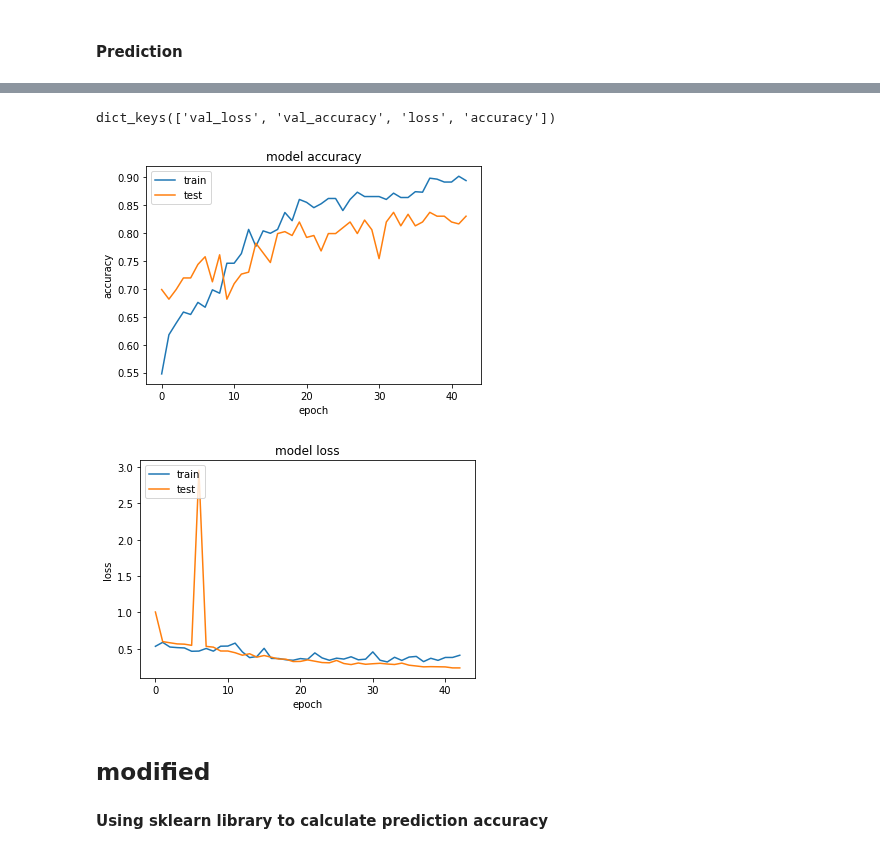
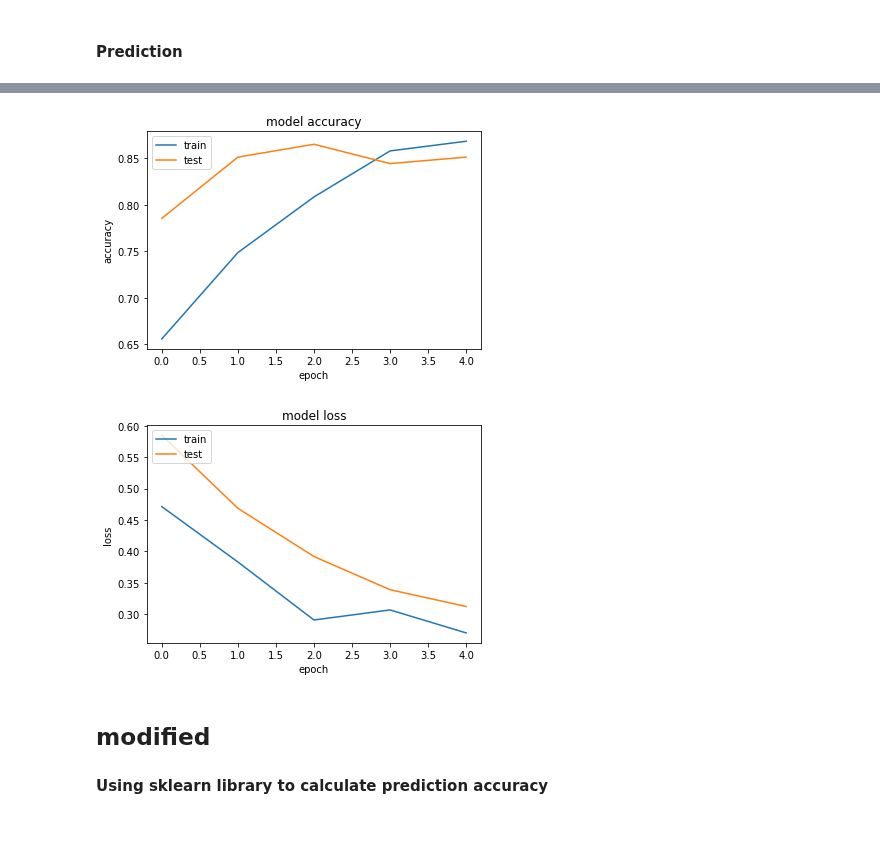
Before and after one commit to armkhudinyan/sar-ship-detect, a Jupyter notebook: scripts/model_notebooks/iceberg_ship_classification.ipynb, the cells around one changed output, grey strips where cells are left out. Saved outputs shown, nothing was run; the diff lists cells and outputs as text; code cells hidden in the pictures.

Commit message:
added data scaling inside data split function. train history viz function

```diff
--- a/scripts/model_notebooks/iceberg_ship_classification.ipynb
+++ b/scripts/model_notebooks/iceberg_ship_classification.ipynb
@@ -218,7 +218,7 @@ def get_callbacks(filepath, patience=2):
 #file_path = ".model_weights_inc_angle_as_band.hdf5"
 MODEL_NAME = ".model_weights_Ice_HH_angle_Ratioas.hdf5"
 weigth_path = join(OUT_PATH, MODEL_NAME)
-callbacks = get_callbacks(filepath=join(OUT_PATH, MODEL_NAME ), patience=10)
+callbacks = get_callbacks(filepath=join(OUT_PATH, MODEL_NAME ), patience=2)
 # %% [markdown]
 ### Train-test split
 # %% [markdown]
@@ -228,24 +228,3 @@ target=train['is_iceberg']
 X_train_cv, X_valid, y_train_cv, y_valid = train_test_split(X_train, target_train, random_state=1, train_size=0.75)
 # %% [markdown]
 ## modified split
-# %%
-# Define the data split strategy
-def data_split(data, target, train_size, test_size):
-    ''' Train-validation-test split'''
-
-    # split data to get the initial training test split
-    X_train, X_test, y_train, y_test = train_test_split(data, target, random_state=1,
-                                                train_size=train_size, stratify = target)
-
-    # split data to get train validation split
-    X_train_cv, X_valid, y_train_cv, y_valid = train_test_split( X_train, y_train, random_state=1,
-                                                test_size = valid_size, stratify = y_train)
-
-    return  X_train_cv, X_valid, X_test, y_train_cv, y_valid, y_test
-
-# define split parameters
-train_size = 0.90
-valid_size = 0.20
-
-X_train_cv, X_valid, X_test, y_train_cv, y_valid, y_test = data_split(data, target, train_size, valid_size )
-print(f'data split: \nTrain: \t   {X_train_cv.shape[0]} \nValidation: {X_valid.shape[0]} \nTest: \t    {X_test.shape[0]}')
@@ -256,0 +231,2 @@ Test:       161
+# %%
+X_train_cv, X_valid, X_test, y_train_cv, y_valid, y_test = data_split(data, target, scale=True)
@@ -259,7 +240,7 @@ Test:       161
 gmodel=getModel()
 history = gmodel.fit(X_train_cv, y_train_cv,
           batch_size=24,
-          epochs=50,
+          epochs=5, #50
           verbose=1,
           validation_data=(X_valid, y_valid),
           callbacks=callbacks)
@@ -305,30 +286,8 @@ Test accuracy: 0.8322981595993042
-# %%
-history.history.keys()
-# %% [output]
-dict_keys(['val_loss', 'val_accuracy', 'loss', 'accuracy'])
-# %%
-fig = plt.figure()
-
-plt.plot(history.history['accuracy'])
-plt.plot(history.history['val_accuracy'])
-plt.title('model accuracy')
-plt.ylabel('accuracy')
-plt.xlabel('epoch')
-plt.legend(['train', 'test'], loc='upper left')
-plt.show()
-fig.savefig('my_figure_1.png')
-
-plt.plot(history.history['val_loss'])
-plt.plot(history.history['loss'])
-plt.title('model loss')
-plt.ylabel('loss')
-plt.xlabel('epoch')
-plt.legend(['train', 'test'], loc='upper left')
-plt.show()
-fig.savefig('my_figure_2.png')
-# %% [output]
-[figure, removed]
-[figure, removed]
+# %%
+model_history_plot(history, save=False)
+# %% [output]
+[figure, added]
+[figure, added]
 # %% [markdown]
 ## modified
 #### Using sklearn library to calculate prediction accuracy
```
Also changed, not shown: parts of 8 cells of this notebook, 2 other files.
